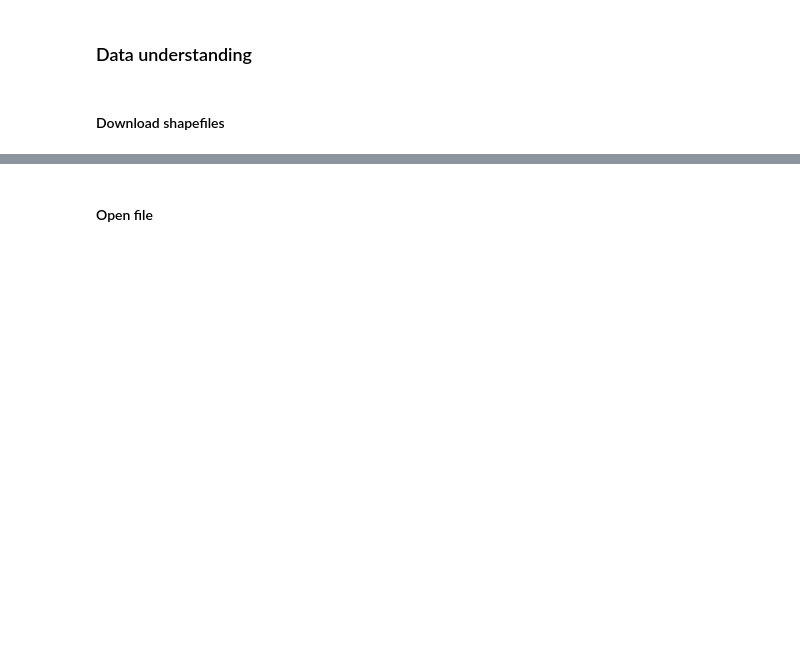
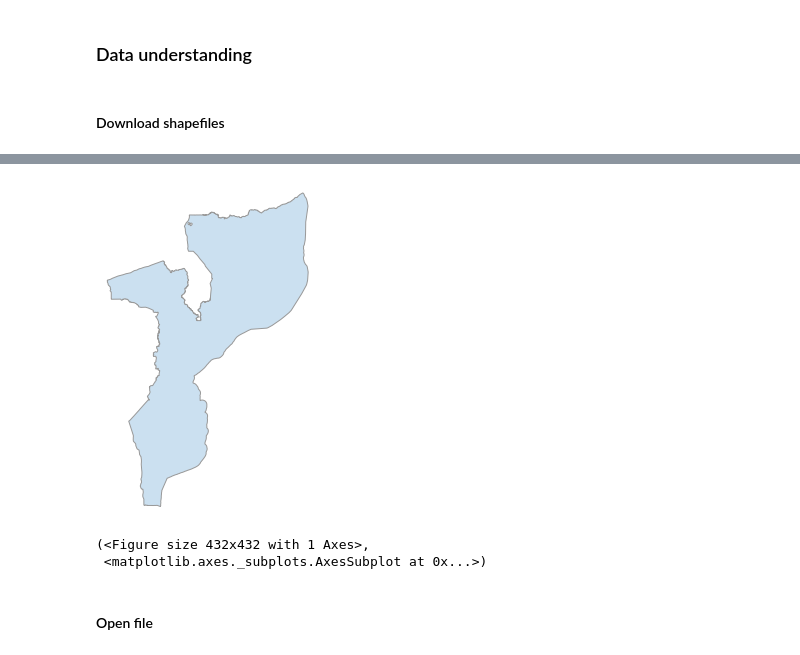
Before and after one commit to glmack/geo_mozambique, a Jupyter notebook: contributors/lee/1_data.ipynb, the cells around one changed output, grey strips where cells are left out. Cells and saved outputs as stored; diff of their text form; code cells hidden in the pictures; blank space fills up the shorter version.

Commit message:
Create basemap in geopandas and oxmnx

```diff
--- a/contributors/lee/1_data.ipynb
+++ b/contributors/lee/1_data.ipynb
@@ -77,3 +100,14 @@ gdf_mozambique.plot(ax=ax, legend=True)
+# %%
+# alternatively, we could also do this with open street map
+# oxmnx downloads shapes from OpenStreetMap (as geopandas GeoDataFrames) in one line of Python code
+# get area extent - a polygon - of Mozambique
+mozambique_area = ox.gdf_from_place('Mozambique')
+ox.plot_shape(ox.project_gdf(mozambique_area))
+# graph = ox.graph_from_place(place_name, which_result=2)
+# %% [output]
+[figure, added]
+(<Figure size 432x432 with 1 Axes>,
+ <matplotlib.axes._subplots.AxesSubplot at 0x...>)
 # %% [markdown]
 #### Open file
 # %%
```
Also changed, not shown: parts of 9 cells of this notebook.
